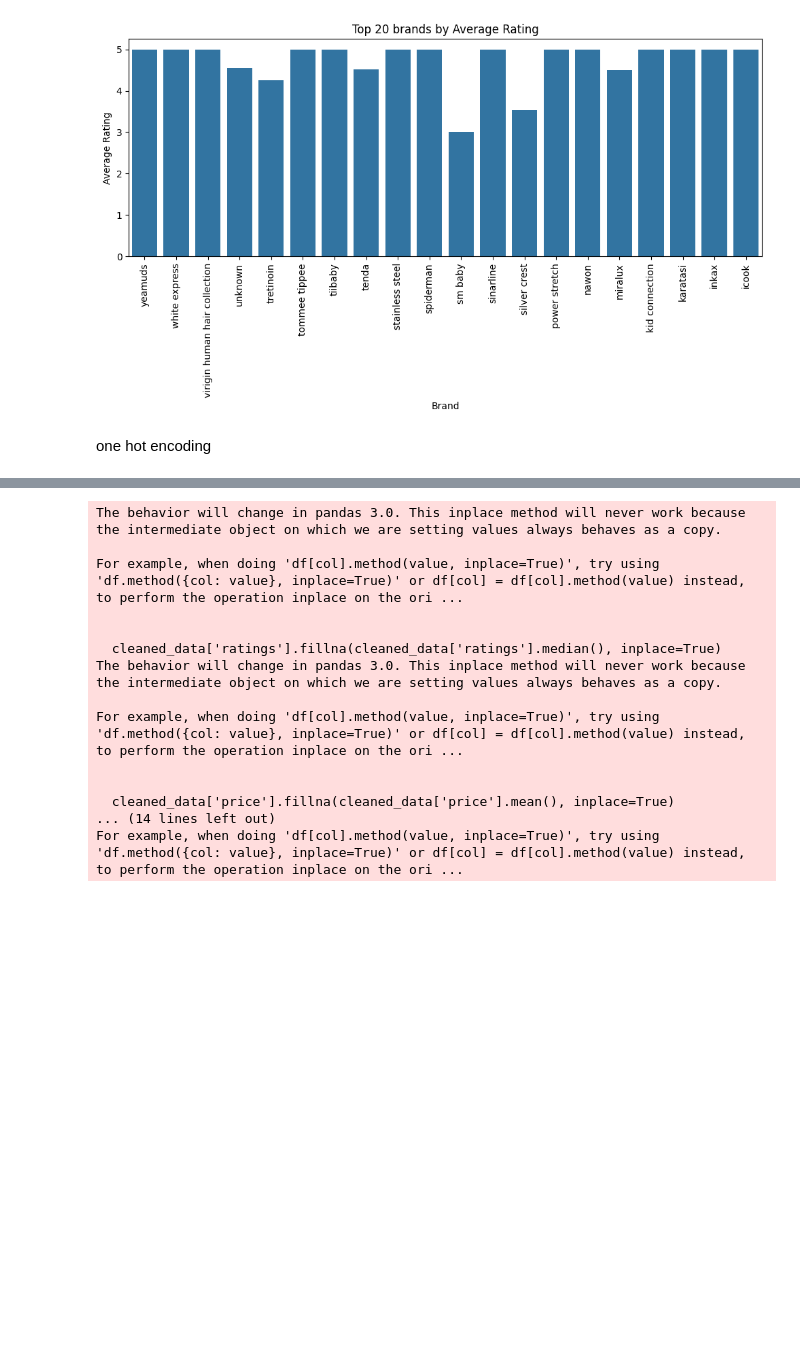
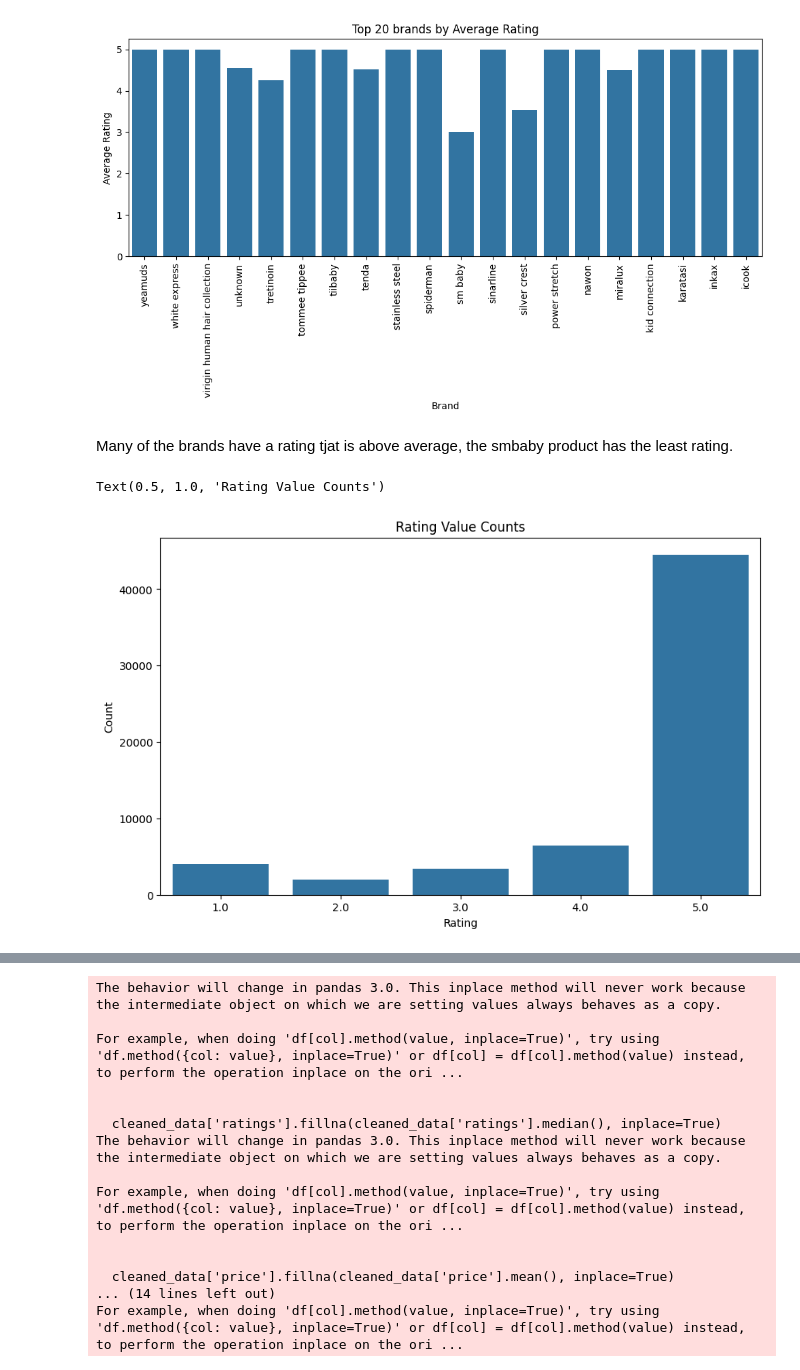
Before and after one commit to joakimTI/JUMIA-PRODUCTS-RECOMMENDATION-AND-PRODUCT-REVIEW-SYSTEM, a Jupyter notebook: Jumia_Product_Recommendation_and_Sentiment_Analysis_System.ipynb, the cells around one changed output, grey strips where cells are left out. Saved outputs shown, nothing was run; the diff lists cells and outputs as text; code cells hidden in the pictures; blank space fills up the shorter version.

```diff
--- a/Jumia_Product_Recommendation_and_Sentiment_Analysis_System.ipynb
+++ b/Jumia_Product_Recommendation_and_Sentiment_Analysis_System.ipynb
@@ -338,5 +350,3 @@ plt.tight_layout()
 plt.show()
 # %% [output]
 [figure]
-# %% [markdown]
-one hot encoding
@@ -344,0 +353,15 @@ cleaned_data =pd.read_csv('/content/cleaned_data2.csv')
+# %% [markdown]
+Many of the brands have a rating tjat is above average, the smbaby product has the least rating.
+# %%
+# calculate rating value count
+rating_counts = cleaned_data['ratings'].value_counts().sort_index()
+
+# Plotting
+plt.figure(figsize=(10, 6))
+sns.barplot(x=rating_counts.index, y=rating_counts.values)
+plt.xlabel('Rating')
+plt.ylabel('Count')
+plt.title('Rating Value Counts')
+# %% [output]
+Text(0.5, 1.0, 'Rating Value Counts')
+[figure, added]
```
Also changed, not shown: parts of 40 cells of this notebook.
